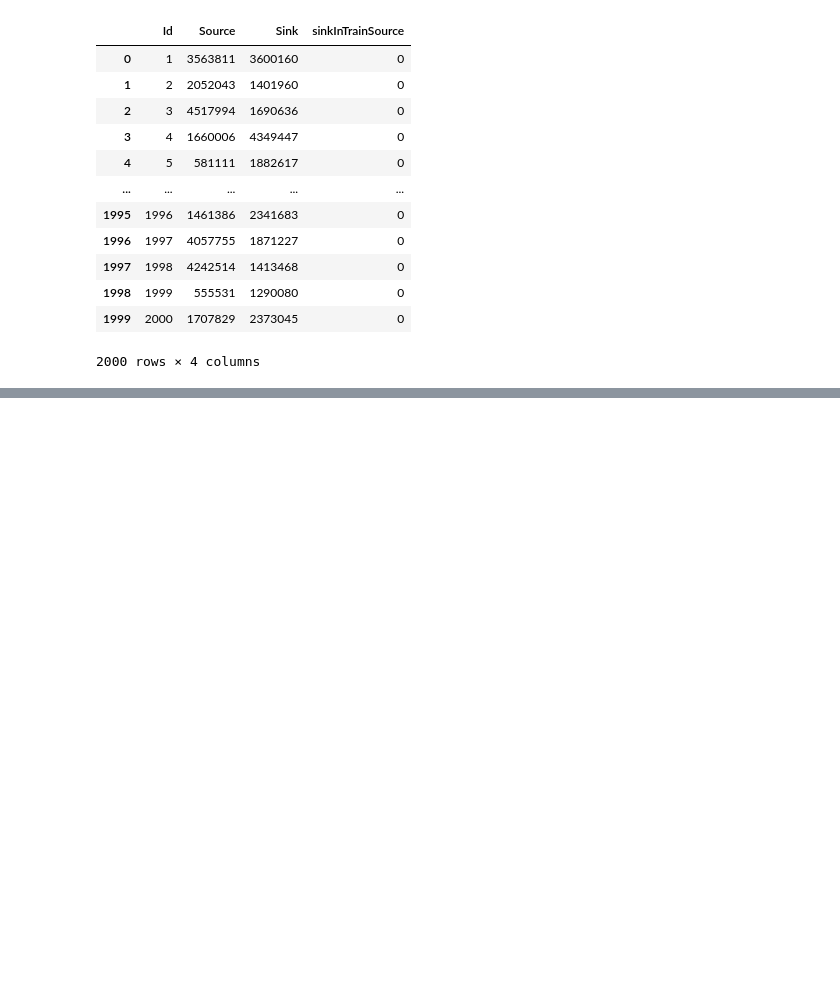
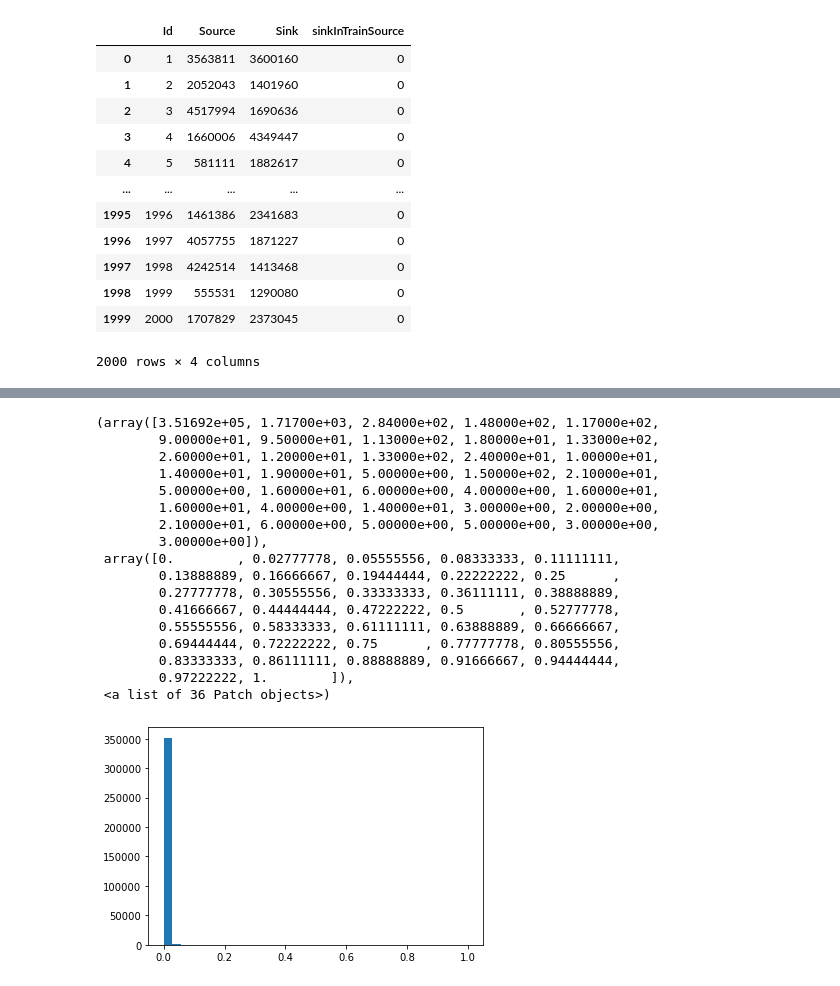
Before and after one commit to yunliu0/Who-are-my-friends, a Jupyter notebook: checktestdata.ipynb, the cells around one changed output, grey strips where cells are left out. Cells and saved outputs as stored; diff of their text form; code cells hidden in the pictures; blank space fills up the shorter version.

Commit message:
compare pos & neg sample

```diff
--- a/checktestdata.ipynb
+++ b/checktestdata.ipynb
@@ -106,0 +163,3 @@ test_data
+# %%
+with open('11_features.txt','rb') as file:
+    sample_data=pickle.load(file)
@@ -106,0 +183,2 @@ test_data
+# %%
+sample_data_1=sample_data[sample_data['Label']==1]
@@ -106,0 +206,21 @@ test_data
+# %%
+plt.hist(sample_data_1['RAI'],bins = int(180/5),range=(0,1))
+# %% [output]
+(array([3.51692e+05, 1.71700e+03, 2.84000e+02, 1.48000e+02, 1.17000e+02,
+        9.00000e+01, 9.50000e+01, 1.13000e+02, 1.80000e+01, 1.33000e+02,
+        2.60000e+01, 1.20000e+01, 1.33000e+02, 2.40000e+01, 1.00000e+01,
+        1.40000e+01, 1.90000e+01, 5.00000e+00, 1.50000e+02, 2.10000e+01,
+        5.00000e+00, 1.60000e+01, 6.00000e+00, 4.00000e+00, 1.60000e+01,
+        1.60000e+01, 4.00000e+00, 1.40000e+01, 3.00000e+00, 2.00000e+00,
+        2.10000e+01, 6.00000e+00, 5.00000e+00, 5.00000e+00, 3.00000e+00,
+        3.00000e+00]),
+ array([0.        , 0.02777778, 0.05555556, 0.08333333, 0.11111111,
+        0.13888889, 0.16666667, 0.19444444, 0.22222222, 0.25      ,
+        0.27777778, 0.30555556, 0.33333333, 0.36111111, 0.38888889,
+        0.41666667, 0.44444444, 0.47222222, 0.5       , 0.52777778,
+        0.55555556, 0.58333333, 0.61111111, 0.63888889, 0.66666667,
+        0.69444444, 0.72222222, 0.75      , 0.77777778, 0.80555556,
+        0.83333333, 0.86111111, 0.88888889, 0.91666667, 0.94444444,
+        0.97222222, 1.        ]),
+ <a list of 36 Patch objects>)
+[figure, added]
```
Also changed, not shown: parts of 56 cells of this notebook.
